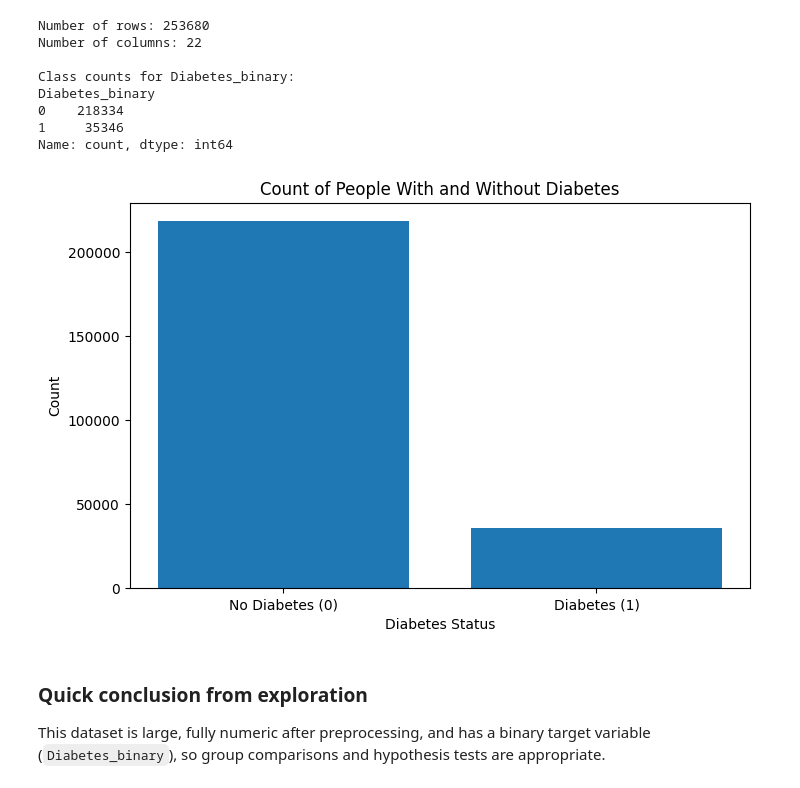
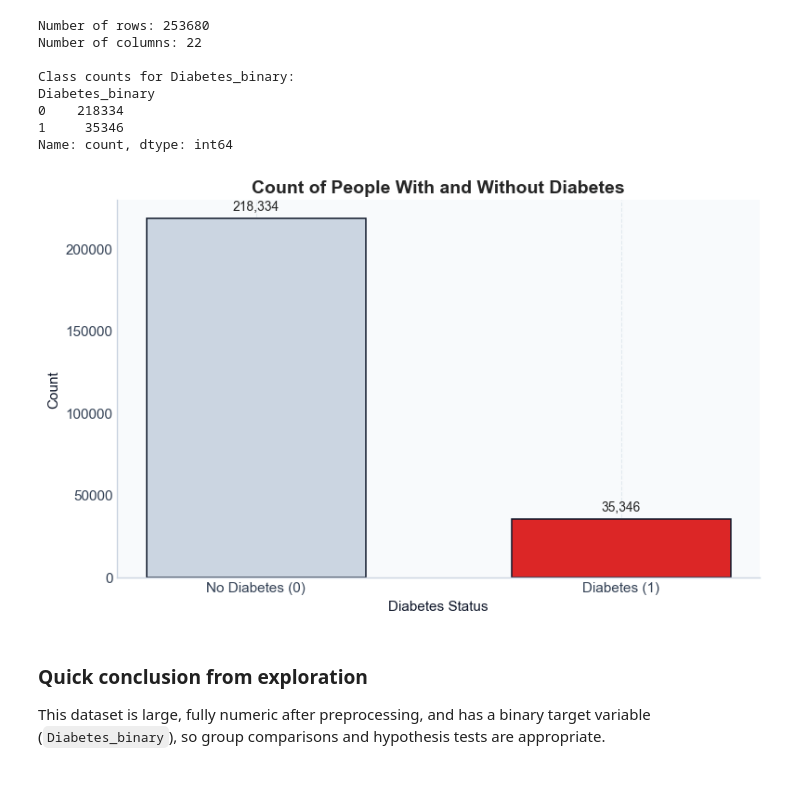
Before and after one commit to amath18/cmsc320finalproject, a Jupyter notebook: cmsc320checkpoint2.ipynb, the cells around one changed output. Cells and saved outputs as stored; diff of their text form; code cells hidden in the pictures.

Commit message:
Added final written summary; beautified plots a bit

```diff
--- a/cmsc320checkpoint2.ipynb
+++ b/cmsc320checkpoint2.ipynb
@@ -4,7 +4,25 @@
 import pandas as pd
 import numpy as np
 import matplotlib.pyplot as plt
+from matplotlib.ticker import PercentFormatter
 from scipy import stats
+
+plt.style.use("seaborn-v0_8-whitegrid")
+plt.rcParams.update({
+    "figure.facecolor": "white",
+    "axes.facecolor": "#f8fafc",
+    "axes.edgecolor": "#cbd5e1",
+    "axes.labelcolor": "#0f172a",
+    "axes.titleweight": "bold",
+    "axes.titlesize": 14,
+    "axes.labelsize": 11,
+    "xtick.color": "#334155",
+    "ytick.color": "#334155",
+    "grid.color": "#cbd5e1",
+    "grid.alpha": 0.45,
+    "grid.linestyle": "--",
+    "font.size": 11
+})
 # %%
 file_path = "diabetes_binary_health_indicators_BRFSS2015.csv"
 
@@ -141,14 +159,22 @@ Name: count, dtype: int64
 # %%
 diabetes_counts = df["Diabetes_binary"].value_counts().sort_index()
 
-plt.figure(figsize=(8,5))
-plt.bar(["No Diabetes (0)", "Diabetes (1)"], diabetes_counts.values)
-plt.xlabel("Diabetes Status")
-plt.ylabel("Count")
-plt.title("Count of People With and Without Diabetes")
+fig, ax = plt.subplots(figsize=(8,5))
+colors = ["#cbd5e1", "#dc2626"]
+bars = ax.bar(["No Diabetes (0)", "Diabetes (1)"], diabetes_counts.values, color=colors, edgecolor="#0f172a", linewidth=1.1, width=0.6)
+ax.set_xlabel("Diabetes Status")
+ax.set_ylabel("Count")
+ax.set_title("Count of People With and Without Diabetes")
+ax.grid(axis="y")
+ax.set_axisbelow(True)
+for bar, value in zip(bars, diabetes_counts.values):
+    ax.text(bar.get_x() + bar.get_width() / 2, value + diabetes_counts.max() * 0.015, f"{value:,}", ha="center", va="bottom", fontsize=10)
+for spine in ["top", "right"]:
+    ax.spines[spine].set_visible(False)
+plt.tight_layout()
 plt.show()
 # %% [output]
-[figure, old version]
+[figure, new version]
 # %% [markdown]
 ### Quick conclusion from exploration
 This dataset is large, fully numeric after preprocessing, and has a binary target variable (`Diabetes_binary`), so group comparisons and hypothesis tests are appropriate.
```
Also changed, not shown: parts of 6 cells of this notebook.
